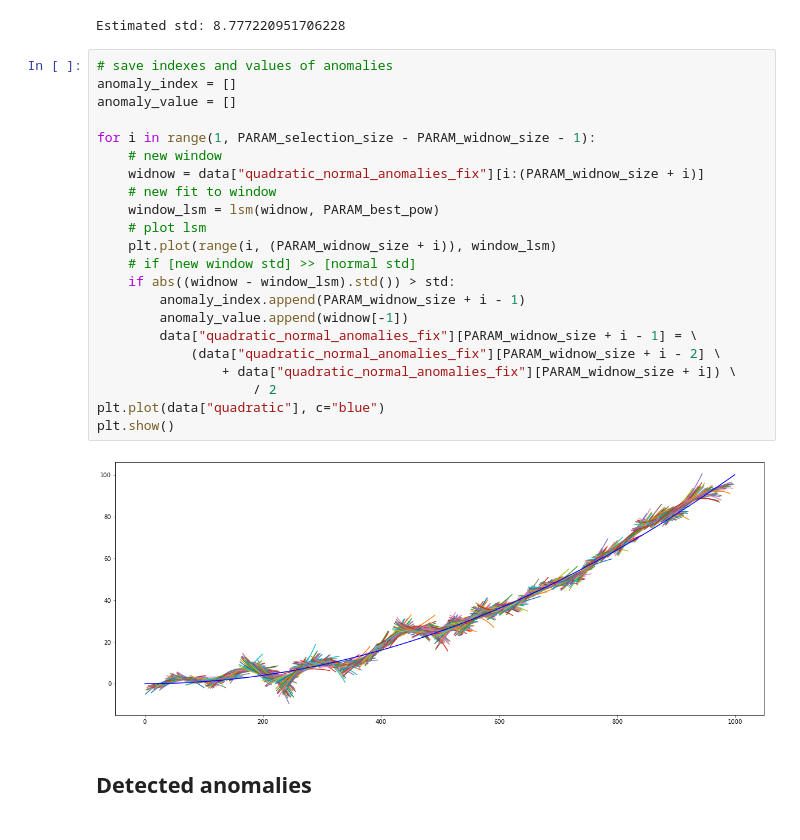
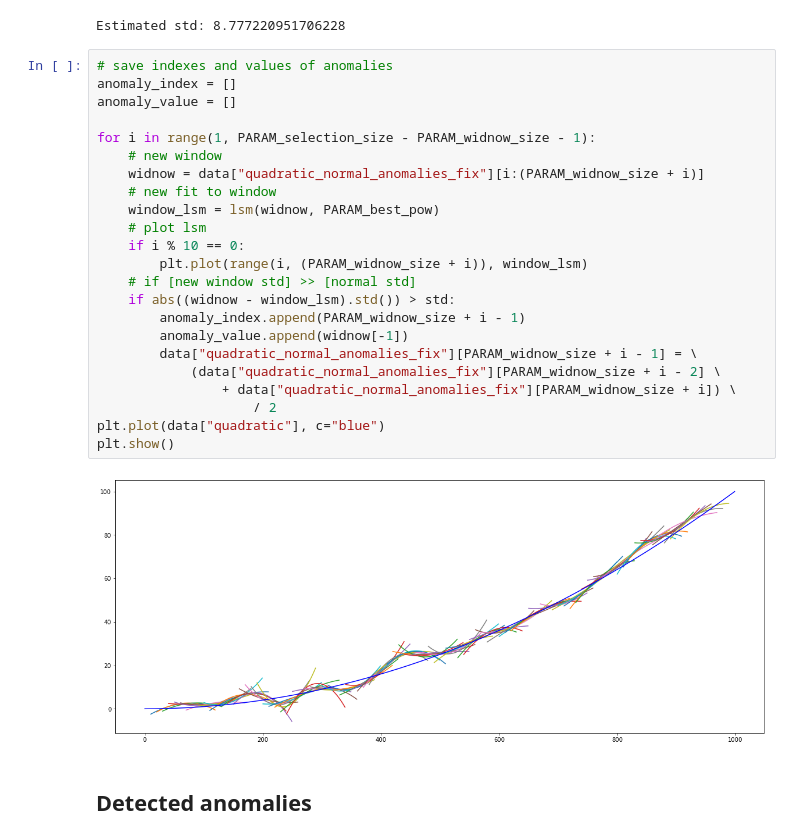
Before and after one commit to FreeLike76/KpiDataScience, a Jupyter notebook: Lab2/ds2_main.ipynb, the cells around one changed output. Cells and saved outputs as stored; diff of their text form.

```diff
--- a/Lab2/ds2_main.ipynb
+++ b/Lab2/ds2_main.ipynb
@@ -143,26 +143,27 @@ Estimated std: 8.777220951706228
 # %%
 # save indexes and values of anomalies
 anomaly_index = []
 anomaly_value = []
 
 for i in range(1, PARAM_selection_size - PARAM_widnow_size - 1):
     # new window
     widnow = data["quadratic_normal_anomalies_fix"][i:(PARAM_widnow_size + i)]
     # new fit to window
     window_lsm = lsm(widnow, PARAM_best_pow)
     # plot lsm
-    plt.plot(range(i, (PARAM_widnow_size + i)), window_lsm)
+    if i % 10 == 0:
+        plt.plot(range(i, (PARAM_widnow_size + i)), window_lsm)
     # if [new window std] >> [normal std]
     if abs((widnow - window_lsm).std()) > std:
         anomaly_index.append(PARAM_widnow_size + i - 1)
         anomaly_value.append(widnow[-1])
         data["quadratic_normal_anomalies_fix"][PARAM_widnow_size + i - 1] = \
             (data["quadratic_normal_anomalies_fix"][PARAM_widnow_size + i - 2] \
                 + data["quadratic_normal_anomalies_fix"][PARAM_widnow_size + i]) \
                     / 2
 plt.plot(data["quadratic"], c="blue")
 plt.show()
 # %% [output]
-[figure, old version]
+[figure, new version]
 # %% [markdown]
 ## Detected anomalies
```
Also changed, not shown: parts of 3 cells of this notebook.
